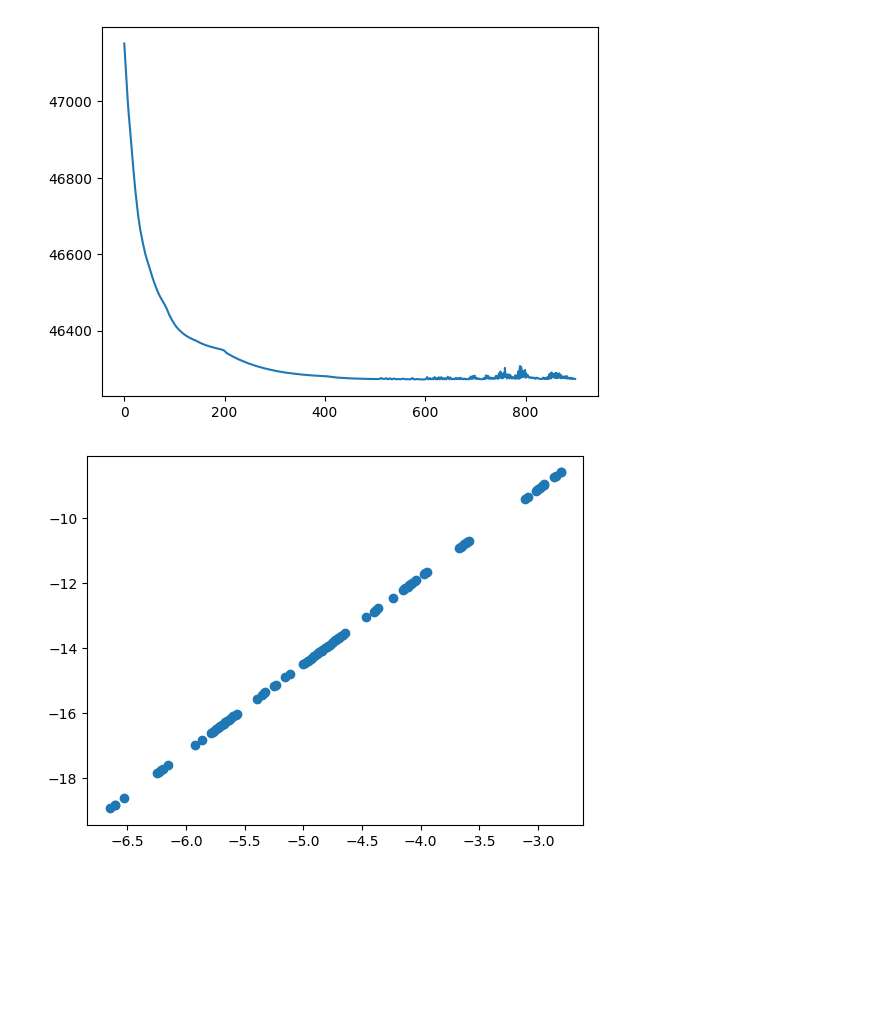
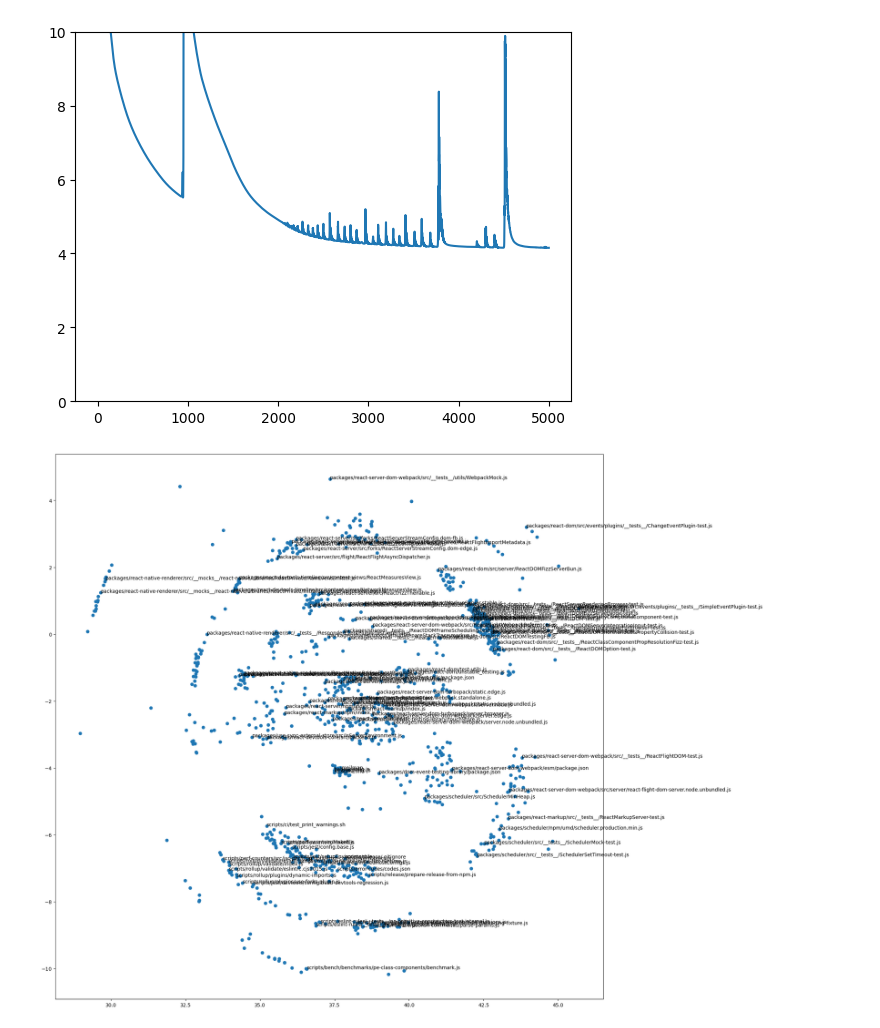
Before and after one commit to forggers/forg, a Jupyter notebook: notebooks/test.ipynb, the cells around one changed output. Saved outputs shown, nothing was run; the diff lists cells and outputs as text; code cells hidden in the pictures; blank space fills up the shorter version.

```diff
--- a/notebooks/test.ipynb
+++ b/notebooks/test.ipynb
@@ -21,41 +15,60 @@ target_dist_matrix = tree_distance_matrix(files)  # shape: (N, N)
 # %%
+from tqdm import tqdm
 import torch
 import matplotlib.pyplot as plt
 from forg.embedding import *
+from forg.metric import *
 
-embedding = Embedding(feature=feature, D=2, width=2, depth=1)
+files: list[FileFeatures] = feature(raw_files[:1000])
+
+target_dist_matrix = tree_distance_matrix(files)  # shape: (N, N)
+
+embedding = Embedding(feature=feature, D=2, width=512, depth=2)
 
 
 def loss():
     embeddings = embedding(files)  # shape: (N, D)
     dist_matrix = torch.cdist(embeddings, embeddings)  # shape: (N, N)
     squared_error = (dist_matrix - target_dist_matrix) ** 2
-    return squared_error.sum()
+    return squared_error.mean()
 
 
 # training loop
 
-epochs = 1_000
+epochs = 5_000
 lr = 0.01
 
 optimizer = torch.optim.Adam(embedding.parameters(), lr=lr)
 
 losses = []
 
-for epoch in range(epochs):
+for epoch in tqdm(range(epochs)):
     l = loss()
     l.backward()
     optimizer.step()
     optimizer.zero_grad()
     losses.append(l.item())
 
-plt.plot(losses[100:])
+plt.plot(losses)
+plt.ylim(0, 10)
 plt.show()
 
 embeddings = embedding(files).cpu().detach()
-
-plt.scatter(embeddings[:, 0], embeddings[:, 1])
-plt.show()
 # %% [output]
-[figure, old version]
+[figure, new version]
-[figure, removed]
+# %%
+import random
+
+plt.figure(figsize=(20, 20))  # Set the figure size to be super huge
+plt.scatter(embeddings[:, 0], embeddings[:, 1])
+
+for i, file in enumerate(files):
+    if random.random() < 0.1:
+        plt.annotate(
+            file.relative_path.replace("react/", ""),
+            (embeddings[i, 0], embeddings[i, 1]),
+        )
+
+plt.show()
+# %% [output]
+[figure, added]
```
Also changed, not shown: parts of 2 cells of this notebook.
